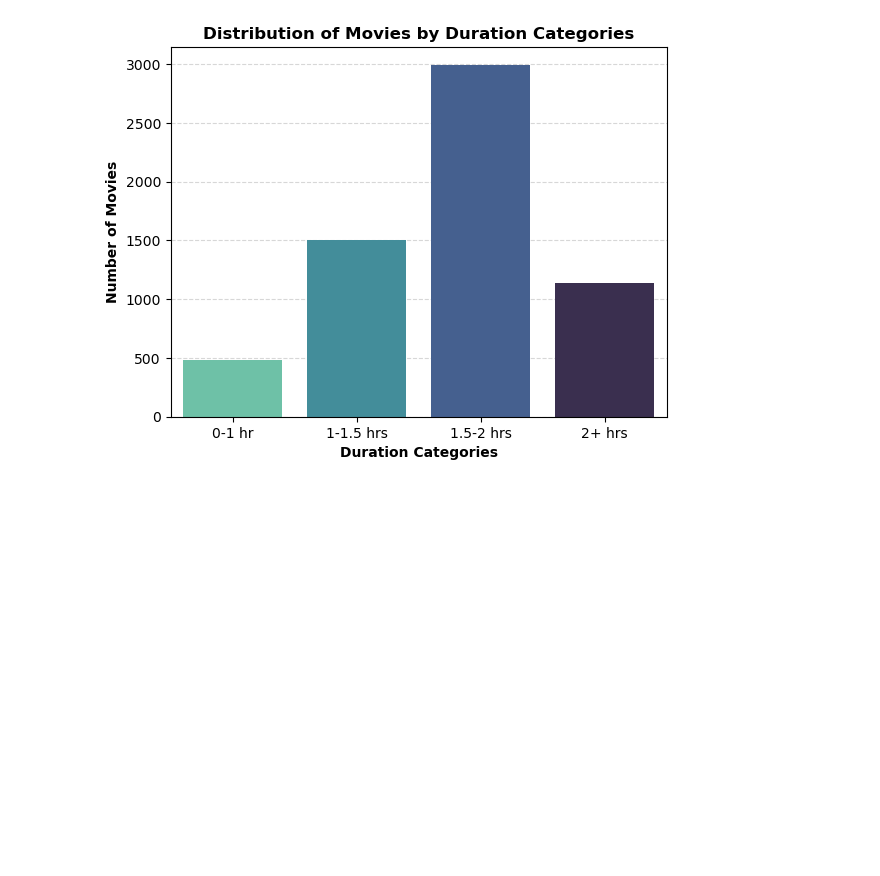
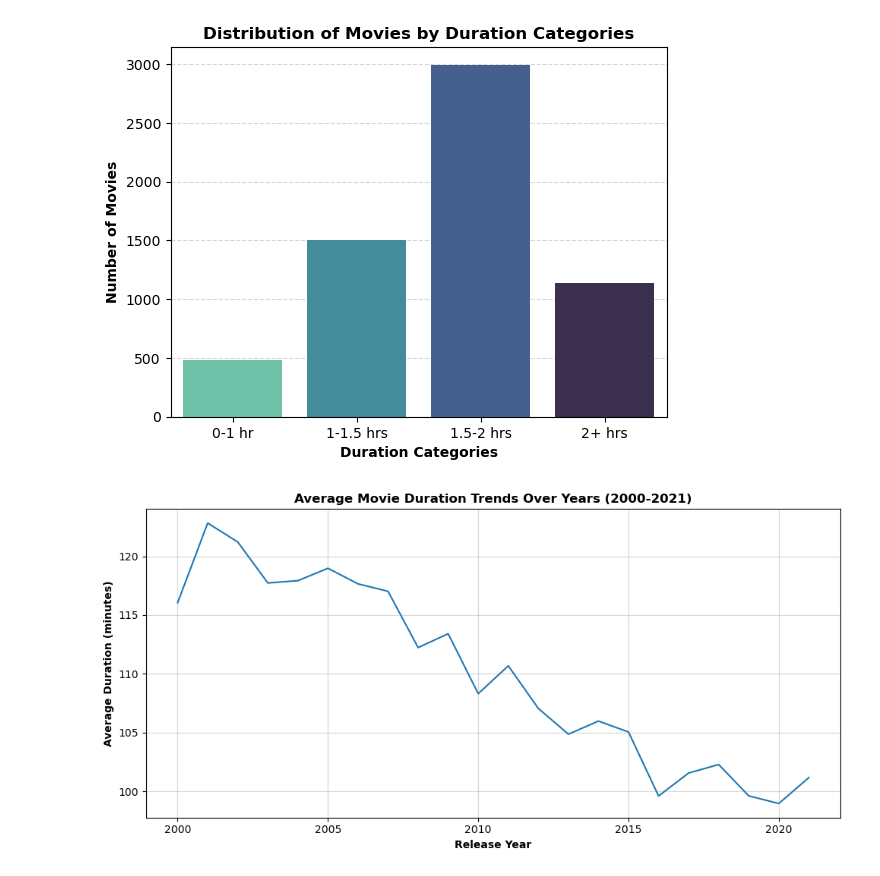
Before and after one commit to berkaygirgin/netflix-data-analysis, a Jupyter notebook: notebook/netflix_analysis.ipynb, the cells around one changed output. Drawn from its saved outputs; the diff is of its cells as text; code cells hidden in the pictures; blank space fills up the shorter version.

Commit message:
Update notebook: Data Visualization

```diff
--- a/notebook/netflix_analysis.ipynb
+++ b/notebook/netflix_analysis.ipynb
@@ -263,3 +267,26 @@ plt.grid(axis="y", linestyle="--", alpha=0.5, zorder=1)
 plt.show()
 # %% [output]
 [figure]
+# %%
+df_durations_expanded = df.copy()
+df_durations_expanded["listed_in"] = df_durations_expanded["listed_in"].str.split(", ")
+df_durations_expanded = df_durations_expanded.explode("listed_in")
+# %%
+top_movie_genres = list(df_durations_expanded[df_durations_expanded["type"] == "Movie"]["listed_in"].value_counts().iloc[0:10].index)
+durations_by_year = df_durations_expanded[(df_durations_expanded["type"] == "Movie") & (df_durations_expanded["listed_in"].isin(top_movie_genres))
+                                         ][["duration", "release_year"]]
+
+durations_by_year["duration"] = durations_by_year["duration"].str.replace(" min", "", regex=False).astype("int")
+durations_by_year = durations_by_year.groupby("release_year")["duration"].agg("mean").reset_index()
+durations_by_year = durations_by_year[durations_by_year["release_year"] >= 2000]
+# %%
+plt.figure(figsize=(10, 5))
+sns.lineplot(data=durations_by_year, x="release_year", y="duration")
+plt.title("Average Movie Duration Trends Over Years (2000-2021)", fontsize=12, fontweight="bold")
+plt.xlabel("Release Year", fontsize=10, fontweight="bold")
+plt.ylabel("Average Duration (minutes)", fontsize=10, fontweight="bold")
+plt.grid(alpha=0.5)
+plt.tight_layout()
+plt.show()
+# %% [output]
+[figure, added]
```
Also changed, not shown: parts of 11 cells of this notebook.
